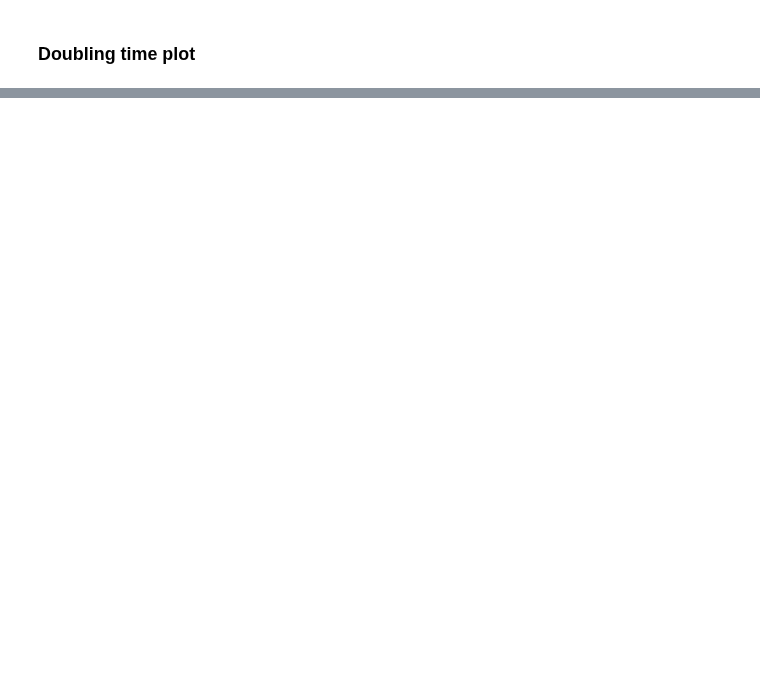
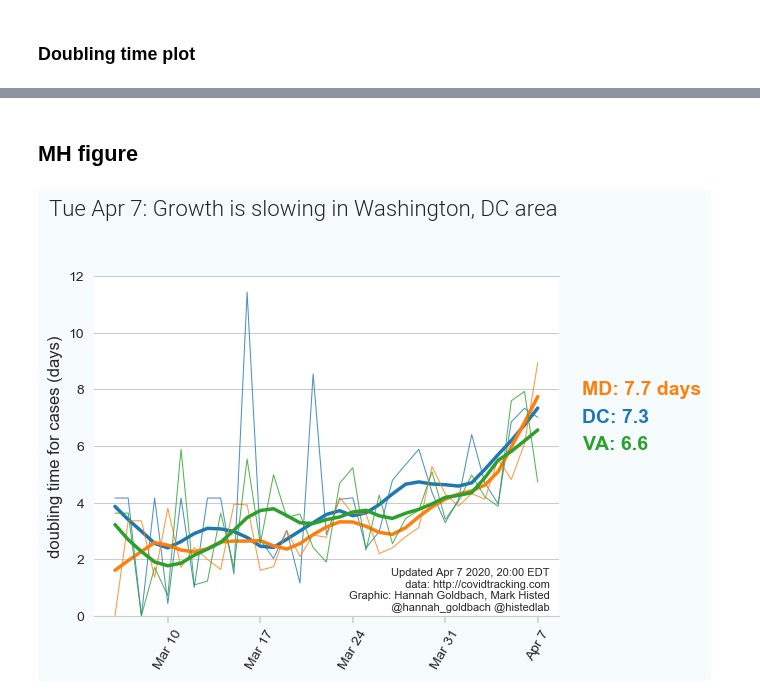
Before and after one commit to histed/DC-area-coronavirus-tracking, a Jupyter notebook: 200401-MH-HG-Covidtracking.ipynb, the cells around one changed output, grey strips where cells are left out. Cells and saved outputs as stored; diff of their text form; code cells hidden in the pictures; blank space fills up the shorter version.

```diff
--- a/200401-MH-HG-Covidtracking.ipynb
+++ b/200401-MH-HG-Covidtracking.ipynb
@@ -324,6 +317,8 @@ for st in ['DC', 'MD', 'VA']:
 
 doubles = find_days(doubles)
 pcts = find_days(pcts)
+
+dtV = paramsC.loc['DC', 'plot_data']['dtV']
 # %%
 doubles = doubles.replace([np.inf, -np.inf], np.nan)
 for st in ['DC', 'MD', 'VA']:
@@ -359,0 +355,61 @@ No handles with labels found to put in legend.
+# %% [markdown]
+## MH figure
+# %%
+doSave = True
+
+for st in ['DC', 'MD', 'VA']:
+    doubles[st+'_smooth'] = ptMH.math.smooth_lowess(doubles[st], x=None, span=8, robust=False, iter=None, axis=-1)
+
+sns.set_style('whitegrid')
+fig = plt.figure(figsize=r_[4, 3]*1.5, dpi=100)
+fig.set_facecolor('#f6fcfd')
+ax = plt.subplot()
+
+for (iS,st) in enumerate(['DC', 'MD', 'VA']):
+    pH, = plt.plot(doubles['day'], doubles[st], alpha = 0.8, lw = 0.75)
+    plt.plot(doubles['day'], doubles[st+'_smooth'], label = st, lw = 2.5, color = pH.get_color())
+    last_double = doubles[st+'_smooth'].iloc[-1]
+    paramsC.loc[st, 'last_double'] = last_double
+    paramsC.loc[st, 'color'] = pH.get_color()
+
+# last_double annotate
+for (iS,st) in enumerate(['MD', 'DC', 'VA']):
+    last_double = paramsC.loc[st, 'last_double']
+    xy = (1.05, 0.65-iS*0.08)
+    tStr = f'{st}: {last_double:.2g}'
+    if iS == 0:
+        tStr = tStr + ' days'
+    ax.annotate(tStr, xy=xy,
+                xycoords='axes fraction', color=paramsC.loc[st, 'color'], ha='left',
+                fontweight='bold', fontsize=14)
+
+#plt.legend()
+plt.ylabel('doubling time for cases (days)', fontsize=12)
+
+plt.grid(False, which='both', axis='x')
+sns.despine(left=True, right=True, top=False, bottom=False)
+
+x_dates = dtV.dt.strftime('%b %-d')
+#xt = r_[5:len(x_dates):7]
+ax.set_xticks(xt-1)
+ax.set_ylim([0,ax.get_ylim()[-1]])
+ax.tick_params(axis='x', length=5, bottom=True, direction='out', width=0.25)
+ax.set_xticklabels(x_dates[::-1].iloc[xt], rotation=60)
+
+
+
+ax.annotate(tCredStr, fontsize=8, va='bottom', ha='right',
+              xy=(0.98,0.01), xycoords='axes fraction')
+fig.suptitle('Tue Apr 7: Growth is slowing in Washington, DC area',
+             fontsize=16, fontname='Roboto', fontweight='light',
+             x=0.05, y=1.05, ha='left', va='top')
+
+
+
+
+
+if doSave:
+    fig.savefig('./fig-output/doubling-MH-%s.png'%datestr, facecolor=fig.get_facecolor(),
+            dpi=300, bbox_inches='tight', pad_inches=0.5)
+# %% [output]
+[figure, added]
```
Also changed, not shown: parts of 4 cells of this notebook, 3 other files.
